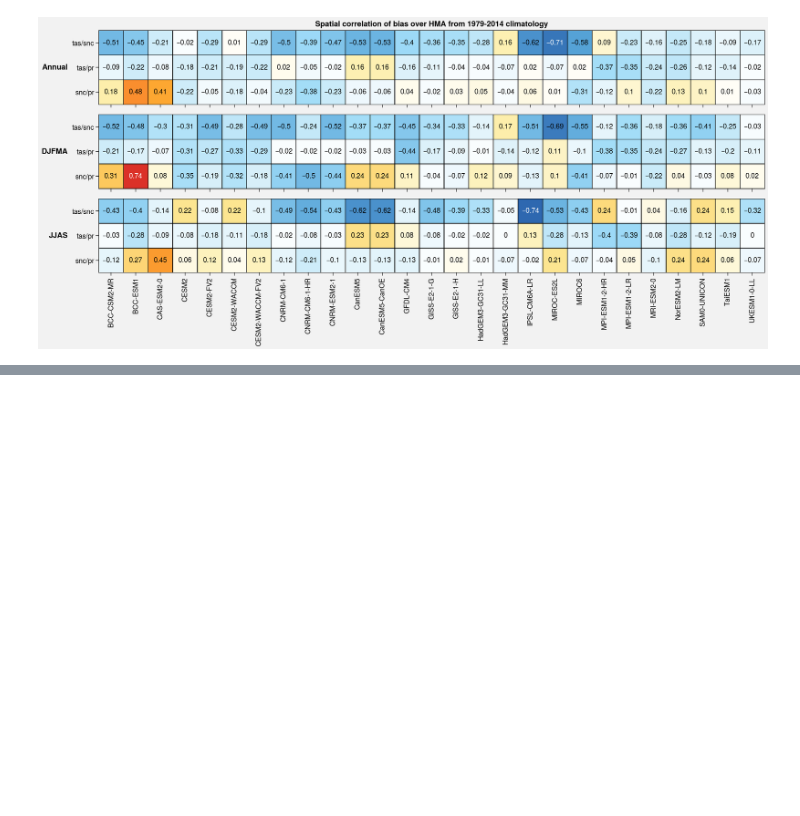
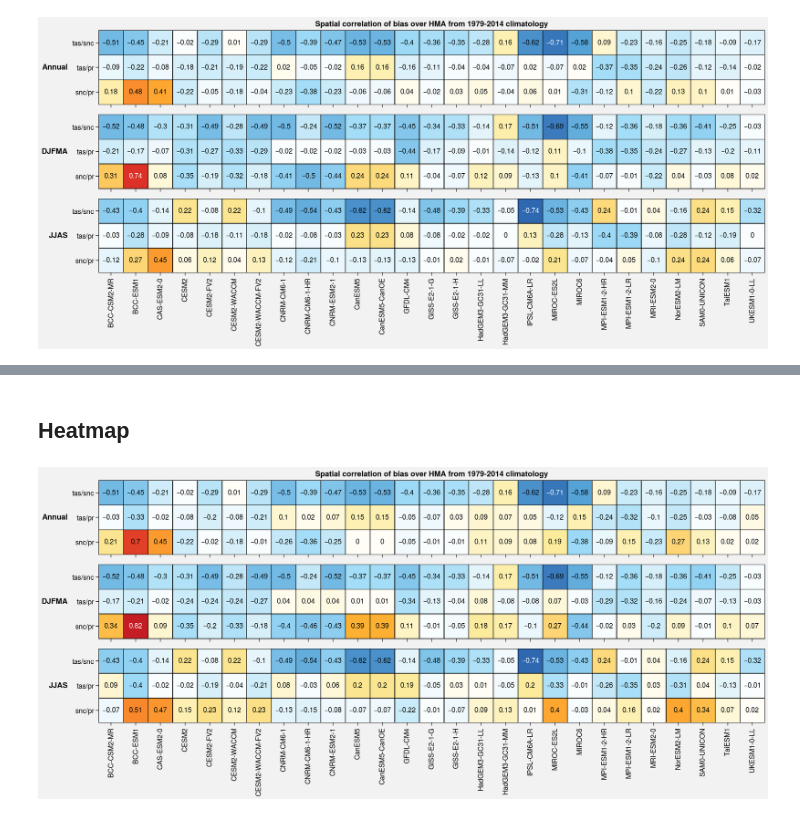
Before and after one commit to mickaellalande/PhD, a Jupyter notebook: CICLAD/Himalaya/CMIP6_HMA_paper/correlations.ipynb, the cells around one changed output, grey strips where cells are left out. Saved outputs shown, nothing was run; the diff lists cells and outputs as text; code cells hidden in the pictures; blank space fills up the shorter version.

Commit message:
Add GPCP + ac_all + correlation with GPCP

```diff
--- a/CICLAD/Himalaya/CMIP6_HMA_paper/correlations.ipynb
+++ b/CICLAD/Himalaya/CMIP6_HMA_paper/correlations.ipynb
@@ -52,7 +50,10 @@ table = [None]*len(list_vars); label = [None]*len(list_vars); units = [None]*len
 cmap = [None]*len(list_vars); levels = [None]*len(list_vars)
 for i, var in enumerate(list_vars):
     table[i] = u.get_table(var)
-    label[i], units[i], cmap[i], levels[i] = u.get_var_infos(var)
+#     label[i], units[i], cmap[i], levels[i] = u.get_var_infos(var)
+    label[i], units[i], cmap[i], levels[i], extend, \
+        levels_diff, cmap_diff, extend_diff, \
+        levels_bias, cmap_bias, extend_bias = u.get_var_infos(var)
 # %% [markdown]
 ## Load topography
 # %%
@@ -173,0 +232,22 @@ fig.save('img/'+filename+'.jpg'); fig.save('img/'+filename+'.png'); fig.save('im
+# %%
+pairs = [[0, 1], [0, 2], [1, 2]]
+# %%
+%%time
+for season in seasons:
+# for season in ['Annual']:
+    print(season)
+    for k, pair in enumerate(pairs):
+        print(corr_labels)
+        print(k)
+        for model in bias[0].model.values:
+#             print(model)
+            # Get all values for HMA (>2500m) and flatten the values
+            x = bias[pair[0]].sel(season=season, model=model).where(elevation > 2500).values.flatten()
+            y = bias[pair[1]].sel(season=season, model=model).where(elevation > 2500).values.flatten()
+
+            # Remove the nans
+            x = x[~np.isnan(x)]
+            y = y[~np.isnan(y)]
+
+            # Get rvalue
+            df.loc[season, corr_labels[k]][model] = stats.linregress(x, y).rvalue
@@ -173,0 +272,22 @@ fig.save('img/'+filename+'.jpg'); fig.save('img/'+filename+'.png'); fig.save('im
+# %% [markdown]
+## Heatmap
+# %%
+fig, axs = plot.subplots(nrows=3, ncols=1, axwidth=12)
+
+for i, ax in enumerate(axs):
+    ax.heatmap(
+        df.loc[seasons[i]],
+        cmap='ColdHot', vmin=-1, vmax=1, N=100,
+        lw=0.5, edgecolor='k', labels=True,
+    )
+
+axs.format(
+    xrotation=90, rowlabels=seasons, yreverse=True,
+    suptitle='Spatial correlation of bias over HMA from '+period.start+'-'+period.stop+' climatology',
+#     ticklabelsize=10, suptitlesize=11, title=' '
+)
+
+filename = 'correlation_bias_GPCP_'+period.start+'-'+period.stop
+fig.save('img/'+filename+'.jpg'); fig.save('img/'+filename+'.png'); fig.save('img/'+filename+'.pdf')
+# %% [output]
+[figure, added]
```
Also changed, not shown: parts of 11 cells of this notebook, 31 other files.
